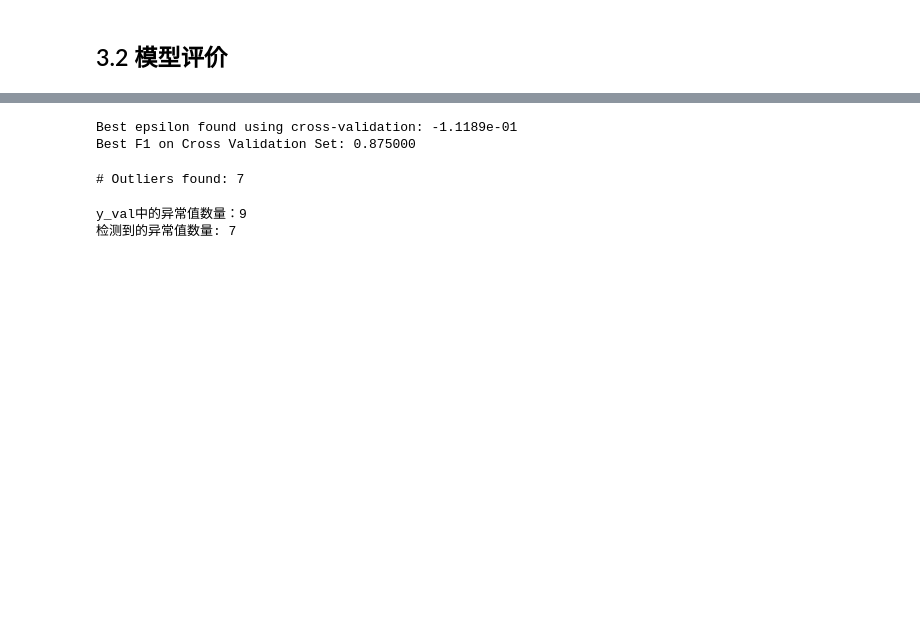
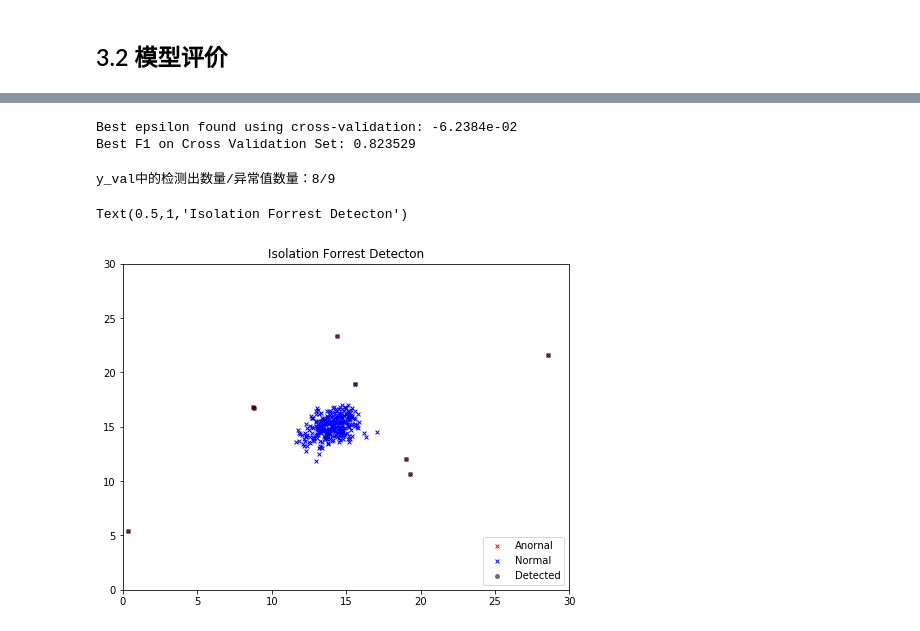
Before and after one commit to Frank2015a/machine_learning_practice, a Jupyter notebook: 04_AnomalyDetection/Anornal.ipynb, the cells around one changed output, grey strips where cells are left out. Drawn from its saved outputs; the diff is of its cells as text; code cells hidden in the pictures; blank space fills up the shorter version.

```diff
--- a/04_AnomalyDetection/Anornal.ipynb
+++ b/04_AnomalyDetection/Anornal.ipynb
@@ -240,4 +258,5 @@ Isolation Forrest prediction:
 dtype: int64
 # %%
-# 通过decision_function获取异常系数值，可以理解为异常概率
+# 通过decision_function获取异常系数值，可以理解为异常概率,选择一个最好的阈值
 y_val_prob = isf.decision_function(X_val)
+epsilon_1, f1_1 = select_threshold(y_val, y_val_prob)
@@ -247,17 +263,7 @@ epsilon, f1 = select_threshold(y_val, y_val_prob)
 # %%
 #验证程序正确性
-print('Best epsilon found using cross-validation: {:0.4e}'.format(epsilon))
-print('Best F1 on Cross Validation Set: {:0.6f}'.format(f1))
+print('Best epsilon found using cross-validation: {:0.4e}'.format(epsilon_1))
+print('Best F1 on Cross Validation Set: {:0.6f}'.format(f1_1))
 # %% [output]
-Best epsilon found using cross-validation: -1.1189e-01
-Best F1 on Cross Validation Set: 0.875000
+Best epsilon found using cross-validation: -6.2384e-02
+Best F1 on Cross Validation Set: 0.823529
-# %%
-print('# Outliers found: {}'.format(np.sum(np.less(y_val_prob, epsilon))))
-# %% [output]
-# Outliers found: 7
-# %%
-print('y_val中的异常值数量：{}'.format(sum(y_val==1)))
-print('检测到的异常值数量: {}'.format(sum(y_val_prob < epsilon)))
-# %% [output]
-y_val中的异常值数量：9
-检测到的异常值数量: 7
@@ -265,0 +270,17 @@ y_val中的异常值数量：9
+# %%
+n_anornal = sum(y_val==1)
+n_detected = sum(y_val_prob < epsilon_1)
+print('y_val中的检测出数量/异常值数量：{}/{}'.format(n_detected,n_anornal))
+# %% [output]
+y_val中的检测出数量/异常值数量：8/9
+# %%
+plt.figure(figsize=(8,6))
+plt.axis([0, 30, 0, 30])
+plt.scatter(X_val[y_val==1, 0], X_val[y_val==1, 1], c='r', marker='x', s=15, linewidth=1)
+plt.scatter(X_val[y_val==0, 0], X_val[y_val==0, 1], c='b', marker='x', s=15, linewidth=1)
+plt.scatter(X_val[y_val_prob < epsilon_1, 0], X_val[y_val_prob < epsilon_1, 1], c='k', marker='o', s=15, linewidth=1, alpha=0.5)
+plt.legend(['Anornal','Normal','Detected'], loc='lower right')
+plt.title('Isolation Forrest Detecton')
+# %% [output]
+Text(0.5,1,'Isolation Forrest Detecton')
+[figure, added]
```
Also changed, not shown: parts of 17 cells of this notebook.
